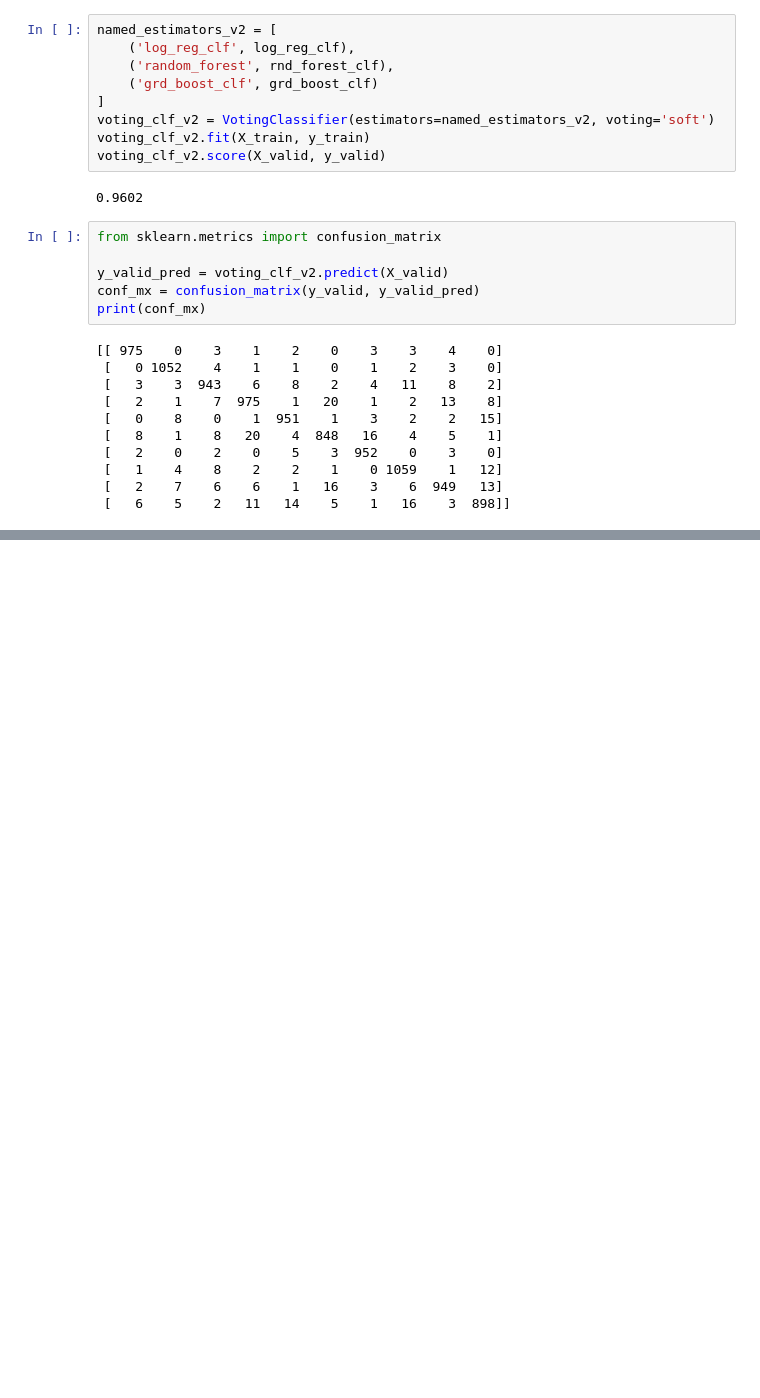
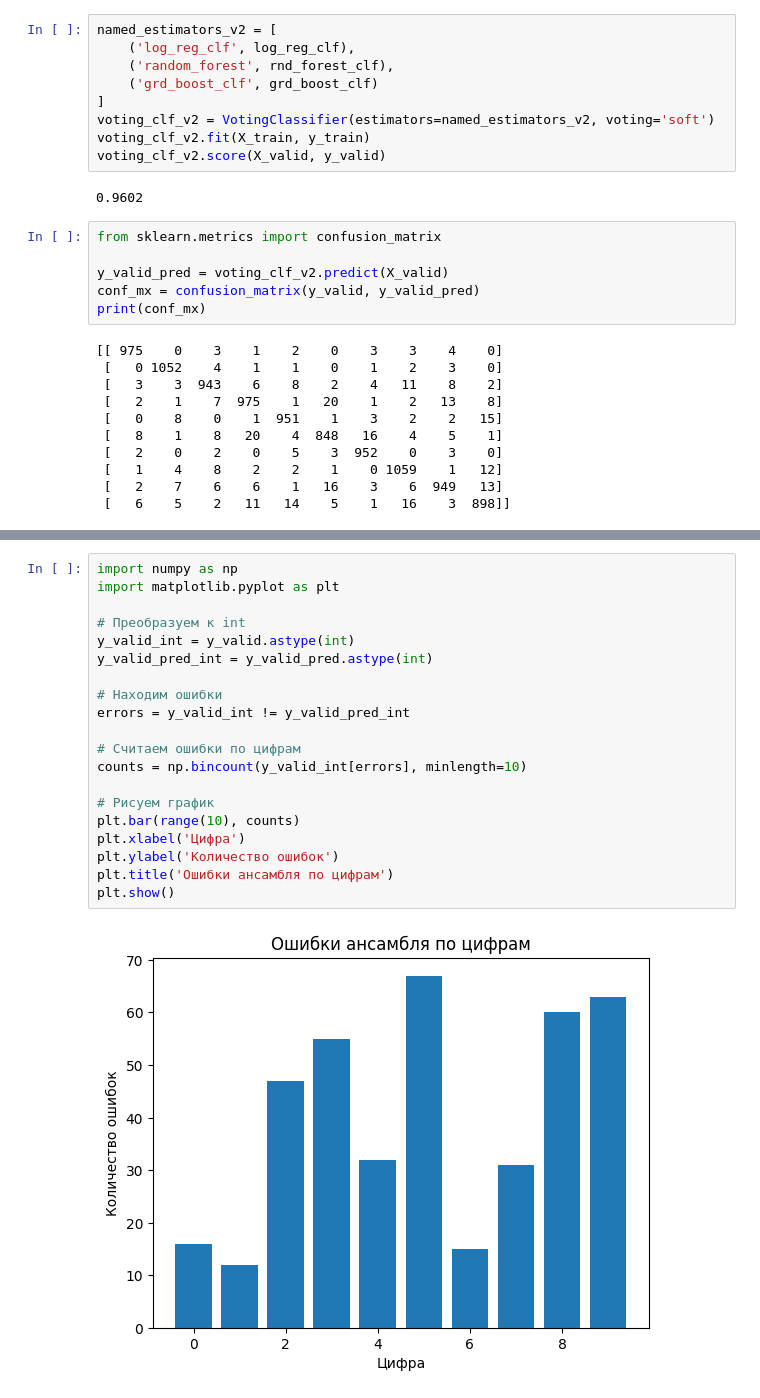
Before and after one commit to s0VEstb/Ensemble, a Jupyter notebook: VotingClassifier.ipynb, the cells around one changed output, grey strips where cells are left out. Cells and saved outputs as stored; diff of their text form; blank space fills up the shorter version.

```diff
--- a/VotingClassifier.ipynb
+++ b/VotingClassifier.ipynb
@@ -134,0 +176,22 @@ print(conf_mx)
+# %%
+import numpy as np
+import matplotlib.pyplot as plt
+
+# Преобразуем к int
+y_valid_int = y_valid.astype(int)
+y_valid_pred_int = y_valid_pred.astype(int)
+
+# Находим ошибки
+errors = y_valid_int != y_valid_pred_int
+
+# Считаем ошибки по цифрам
+counts = np.bincount(y_valid_int[errors], minlength=10)
+
+# Рисуем график
+plt.bar(range(10), counts)
+plt.xlabel('Цифра')
+plt.ylabel('Количество ошибок')
+plt.title('Ошибки ансамбля по цифрам')
+plt.show()
+# %% [output]
+[figure, added]
```
Also changed, not shown: parts of 3 cells of this notebook.
